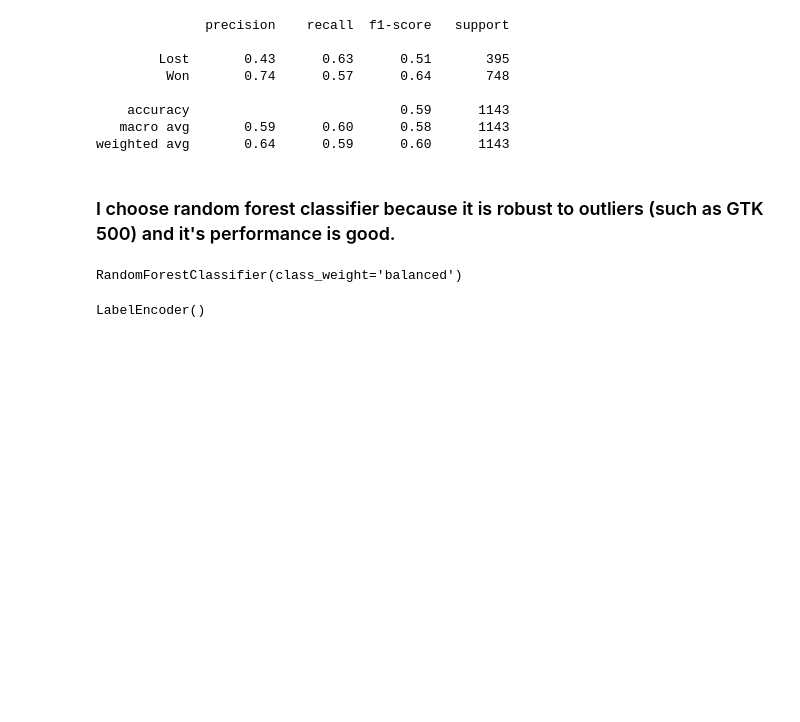
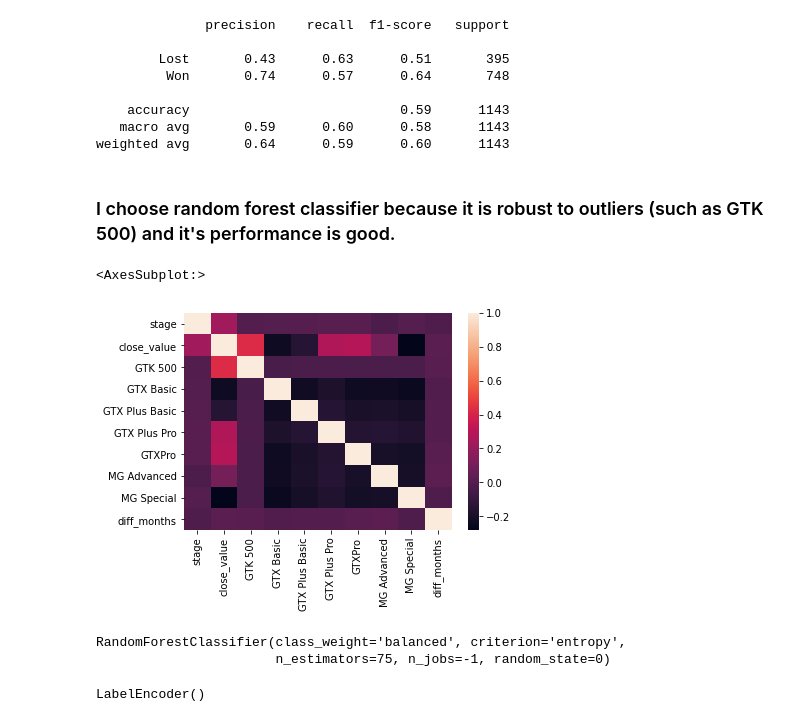
Before and after one commit to sajjad-yazdanparast/won_lost_classifier, a Jupyter notebook: main.ipynb, the cells around one changed output. Cells and saved outputs as stored; diff of their text form; code cells hidden in the pictures; blank space fills up the shorter version.

```diff
--- a/main.ipynb
+++ b/main.ipynb
@@ -163,11 +179,20 @@ print(classification_report(y_test, y_pred))
 weighted avg       0.64      0.59      0.60      1143
 # %% [markdown]
 ### I choose random forest classifier because it is robust to outliers (such as GTK 500) and it's performance is good.
+# %%
+analysis_dataframe = df.copy()
+analysis_dataframe['stage'] = analysis_dataframe.stage.apply(lambda val : 1 if val == 'Won' else 0)
+# %%
+sns.heatmap(analysis_dataframe.corr())
+# %% [output]
+<AxesSubplot:>
+[figure, added]
 # %%
-clf = RandomForestClassifier(class_weight='balanced')
+clf = RandomForestClassifier(class_weight='balanced',n_jobs=-1, n_estimators=75, random_state=0, criterion='entropy')
 clf.fit(x_train, y_train)
 # %% [output]
-RandomForestClassifier(class_weight='balanced')
+RandomForestClassifier(class_weight='balanced', criterion='entropy',
+                       n_estimators=75, n_jobs=-1, random_state=0)
 # %%
 y_pred = clf.predict(x_test)
 # %%
```
Also changed, not shown: parts of 13 cells of this notebook, 2 other files.
